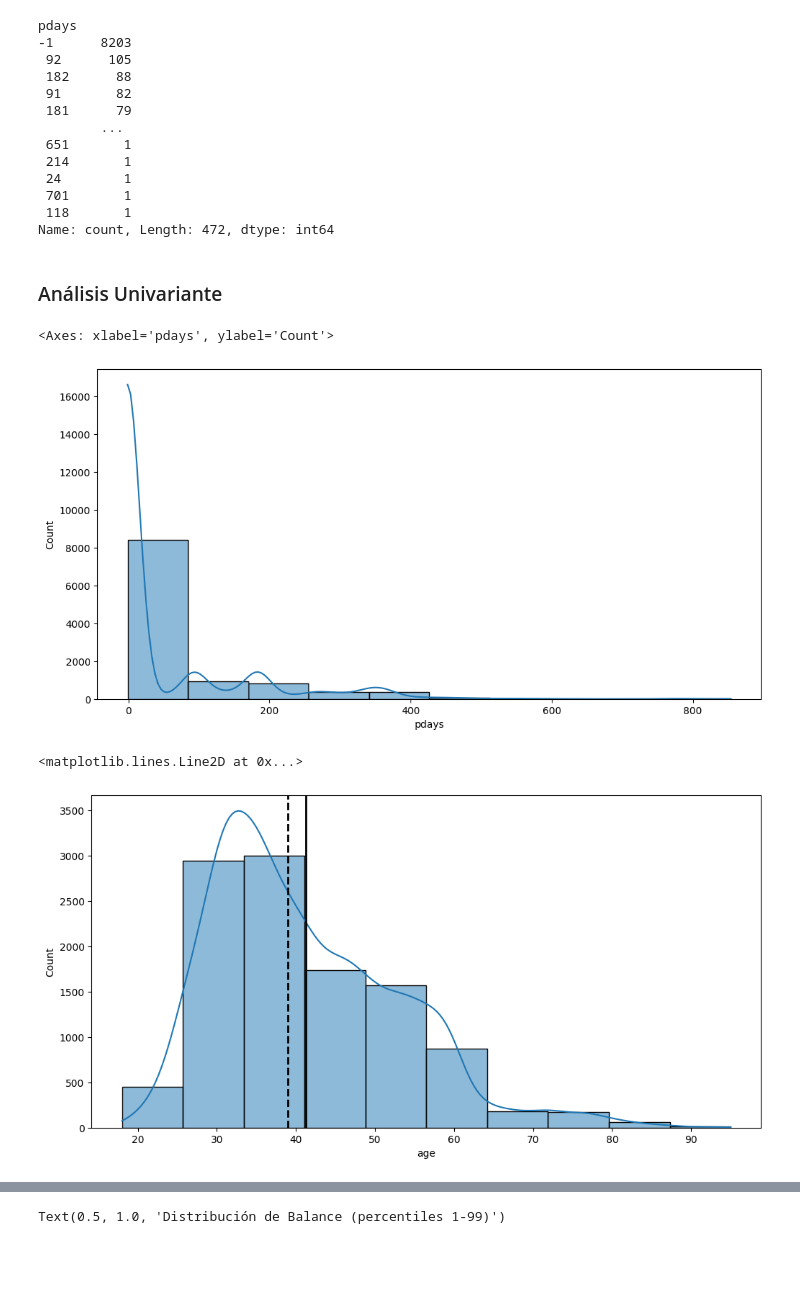
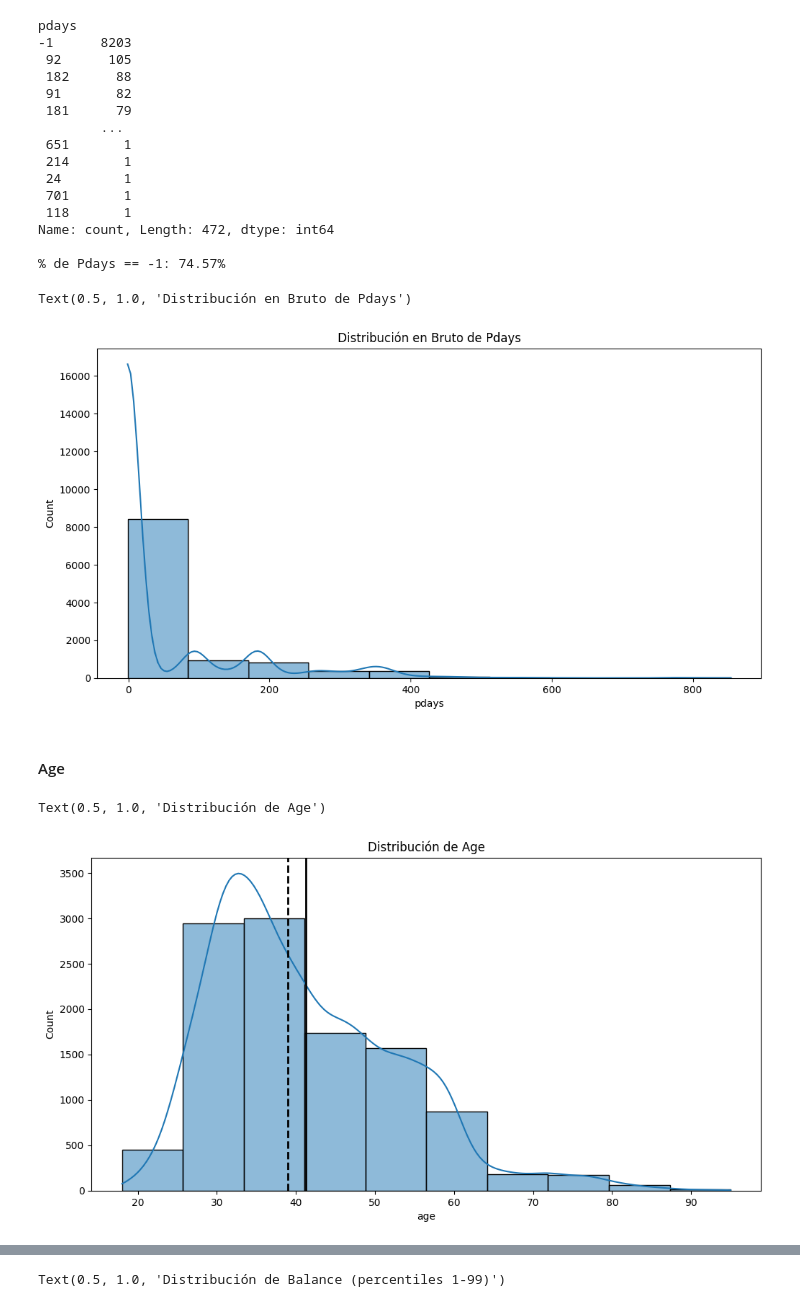
Before and after one commit to aleLobo31/UC3M_ML_P1_G26, a Jupyter notebook: notebooks/eda.ipynb, the cells around one changed output, grey strips where cells are left out. Drawn from its saved outputs; the diff is of its cells as text; code cells hidden in the pictures; blank space fills up the shorter version.

```diff
--- a/notebooks/eda.ipynb
+++ b/notebooks/eda.ipynb
@@ -109,5 +192,6 @@ Name: count, dtype: int64
 # %%
-datos['pdays'].value_counts()
+print(df['pdays'].value_counts())
+print(f"\n% de Pdays == -1: {round(len(df[df['pdays'] == -1])/len(df)*100,2)}%")
 # %% [output]
 pdays
 -1      8203
@@ -122,29 +206,33 @@ pdays
  701       1
  118       1
 Name: count, Length: 472, dtype: int64
+
+% de Pdays == -1: 74.57%
-# %% [markdown]
-### Análisis Univariante
 # %%
 plt.figure(figsize=(12, 6))
 sns.histplot(
-    data=datos,
+    data=df,
     x='pdays',
     bins=10,
     kde=True
 )
+plt.title("Distribución en Bruto de Pdays")
 # %% [output]
-<Axes: xlabel='pdays', ylabel='Count'>
+Text(0.5, 1.0, 'Distribución en Bruto de Pdays')
-[figure, old version]
+[figure, new version]
+# %% [markdown]
+#### Age
 # %%
 plt.figure(figsize=(12, 6))
 sns.histplot(
-    data=datos,
+    data=df,
     x='age',
     bins=10,
     kde=True
 )
-plt.axvline(x=datos['age'].mean(), color="black", linewidth=2.0)
-plt.axvline(x=datos['age'].median(), color="black", linestyle="--", linewidth=2.0)
+plt.axvline(x=df['age'].mean(), color="black", linewidth=2.0)
+plt.axvline(x=df['age'].median(), color="black", linestyle="--", linewidth=2.0)
+plt.title("Distribución de Age")
 # %% [output]
-<matplotlib.lines.Line2D at 0x...>
+Text(0.5, 1.0, 'Distribución de Age')
-[figure, old version]
+[figure, new version]
```
Also changed, not shown: parts of 35 cells of this notebook.
